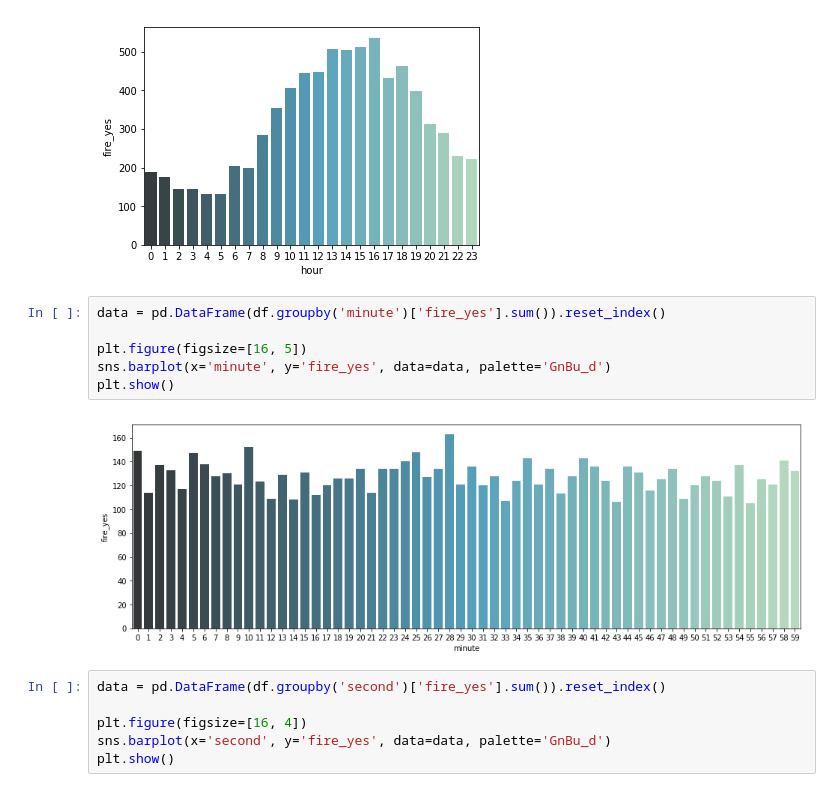
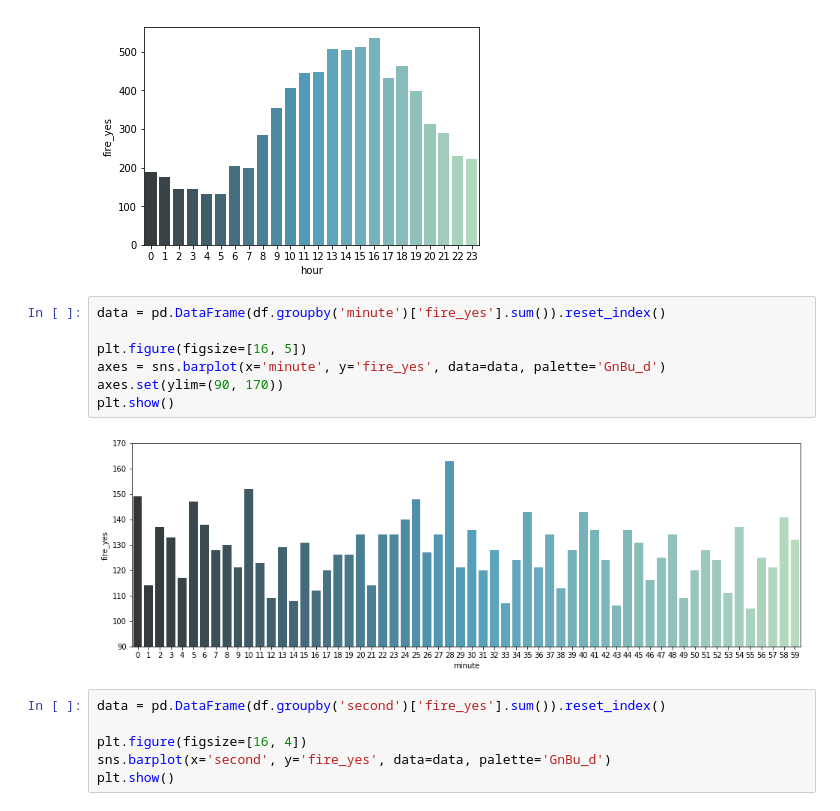
Before and after one commit to hanseul-wang/fire-prediction-model-Kimhae, a Jupyter notebook: Fire/Data_analysis/fire_eda-minju.ipynb, the cells around one changed output. Cells and saved outputs as stored; diff of their text form.

```diff
--- a/Fire/Data_analysis/fire_eda-minju.ipynb
+++ b/Fire/Data_analysis/fire_eda-minju.ipynb
@@ -193,11 +228,12 @@ plt.show()
 # %%
 data = pd.DataFrame(df.groupby('minute')['fire_yes'].sum()).reset_index()
 
 plt.figure(figsize=[16, 5])
-sns.barplot(x='minute', y='fire_yes', data=data, palette='GnBu_d')
+axes = sns.barplot(x='minute', y='fire_yes', data=data, palette='GnBu_d')
+axes.set(ylim=(90, 170))
 plt.show()
 # %% [output]
-[figure, old version]
+[figure, new version]
 # %%
 data = pd.DataFrame(df.groupby('second')['fire_yes'].sum()).reset_index()
 
```
Also changed, not shown: parts of 73 cells of this notebook.
